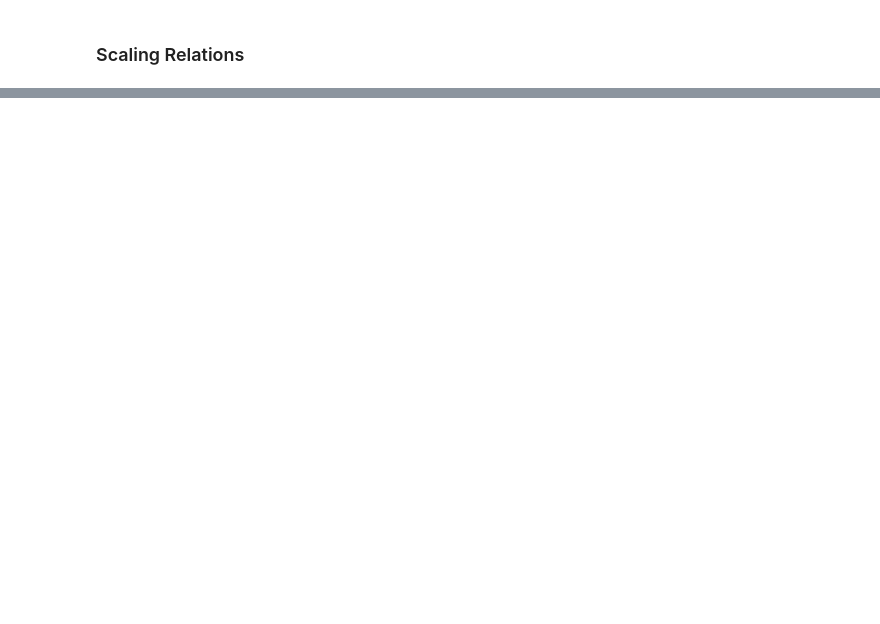
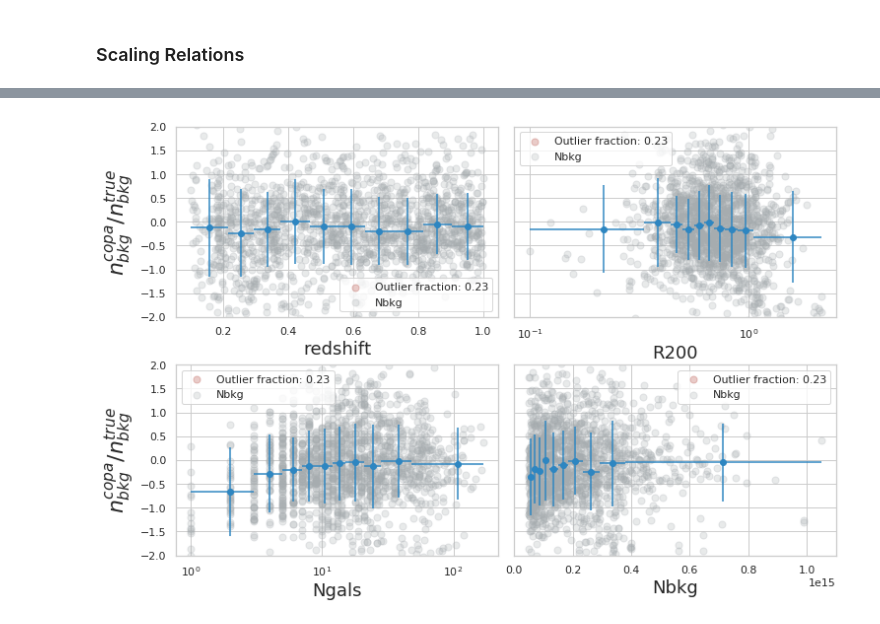
Before and after one commit to estevesjh/ccopa, a Jupyter notebook: notebooks/clusters.ipynb, the cells around one changed output, grey strips where cells are left out. Cells and saved outputs as stored; diff of their text form; code cells hidden in the pictures; blank space fills up the shorter version.

```diff
--- a/notebooks/clusters.ipynb
+++ b/notebooks/clusters.ipynb
@@ -358,0 +128,5 @@ savefile.close()
+# %%
+yl = r'$ n_{bkg}^{copa} /n_{bkg}^{true} $'
+plot_four_pannel(zcls,r200,ngalst,m200,nbkgt,nbkg,ylabel=yl)
+# %% [output]
+[figure, added]
```
Also changed, not shown: parts of 60 cells of this notebook, 7 other files.
